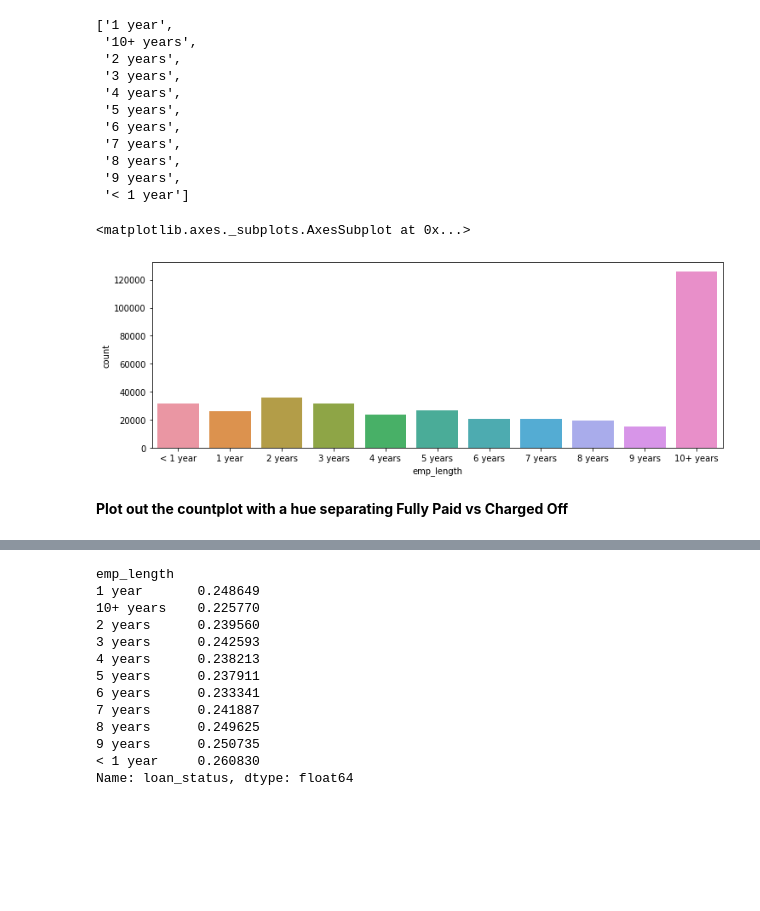
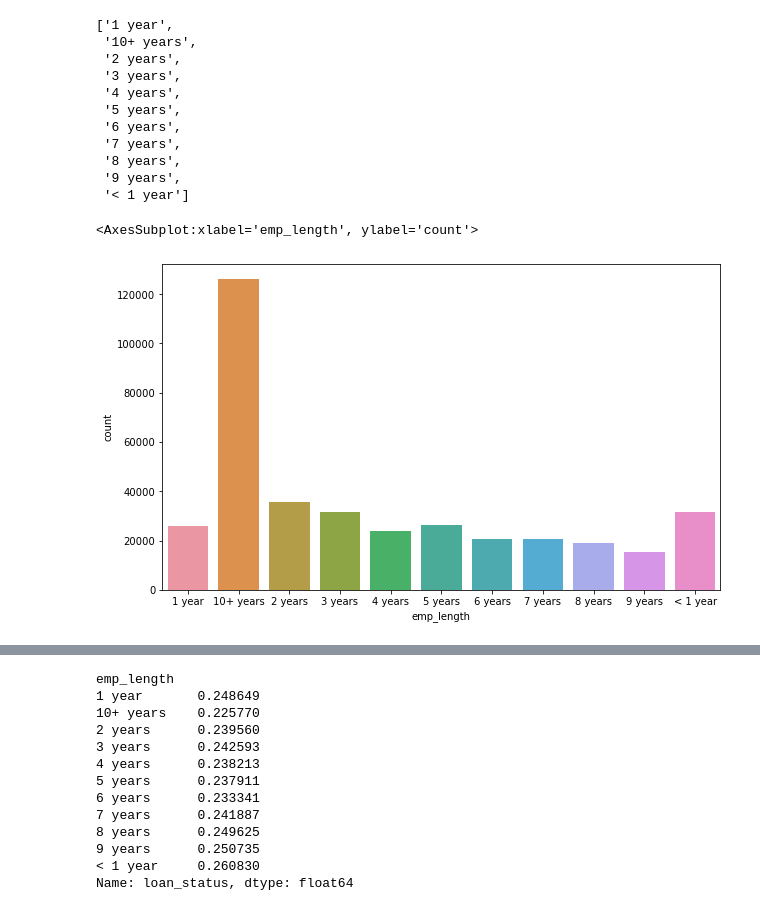
Before and after one commit to aman7488/loan_eligibility_prediction, a Jupyter notebook: Loan Eligibility Prediction.ipynb, the cells around one changed output, grey strips where cells are left out. Drawn from its saved outputs; the diff is of its cells as text; code cells hidden in the pictures; blank space fills up the shorter version.

```diff
--- a/Loan Eligibility Prediction.ipynb
+++ b/Loan Eligibility Prediction.ipynb
@@ -196,6 +194,6 @@ import seaborn as sns
 %matplotlib inline
 # %%
-df = pd.read_csv('../DATA/lending_club_loan_two.csv')
+df = pd.read_csv('./Data/lending_club_loan_two.csv')
 # %%
 df.info()
 # %% [output]
@@ -383,2 +345,2 @@ sns.countplot(x='sub_grade',data=f_and_g,order = subgrade_order,hue='loan_status
 # %%
-df['loan_status'].unique()
+df['loan_repaid'] = df['loan_status']
@@ -387,3 +347,3 @@ array(['Fully Paid', 'Charged Off'], dtype=object)
 # %%
-df['loan_repaid'] = df['loan_status'].map({'Fully Paid':1,'Charged Off':0})
+df['loan_repaid'] = df['loan_repaid'].apply(lambda x: 1 if x.strip()=='Fully Paid' else 0)
 # %%
@@ -562,9 +477,7 @@ emp_length_order = [ '< 1 year',
 # %%
-plt.figure(figsize=(12,4))
-
-sns.countplot(x='emp_length',data=df,order=emp_length_order)
+plt.figure(figsize=(10,6))
+sorted_emp_length = sorted(df['emp_length'].dropna().unique())
+sns.countplot(x='emp_length', data=df, order=sorted_emp_length)
 # %% [output]
-<matplotlib.axes._subplots.AxesSubplot at 0x...>
+<AxesSubplot:xlabel='emp_length', ylabel='count'>
-[figure, old version]
+[figure, new version]
-# %% [markdown]
-**Plot out the countplot with a hue separating Fully Paid vs Charged Off**
```
Also changed, not shown: parts of 188 cells of this notebook, 3 other files.
